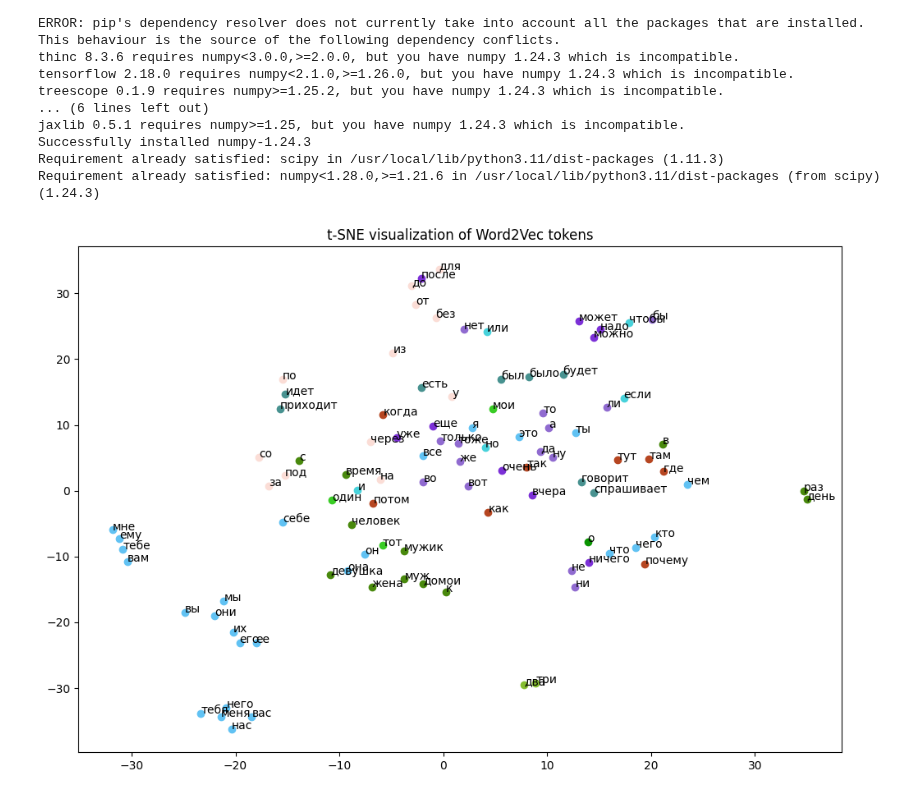
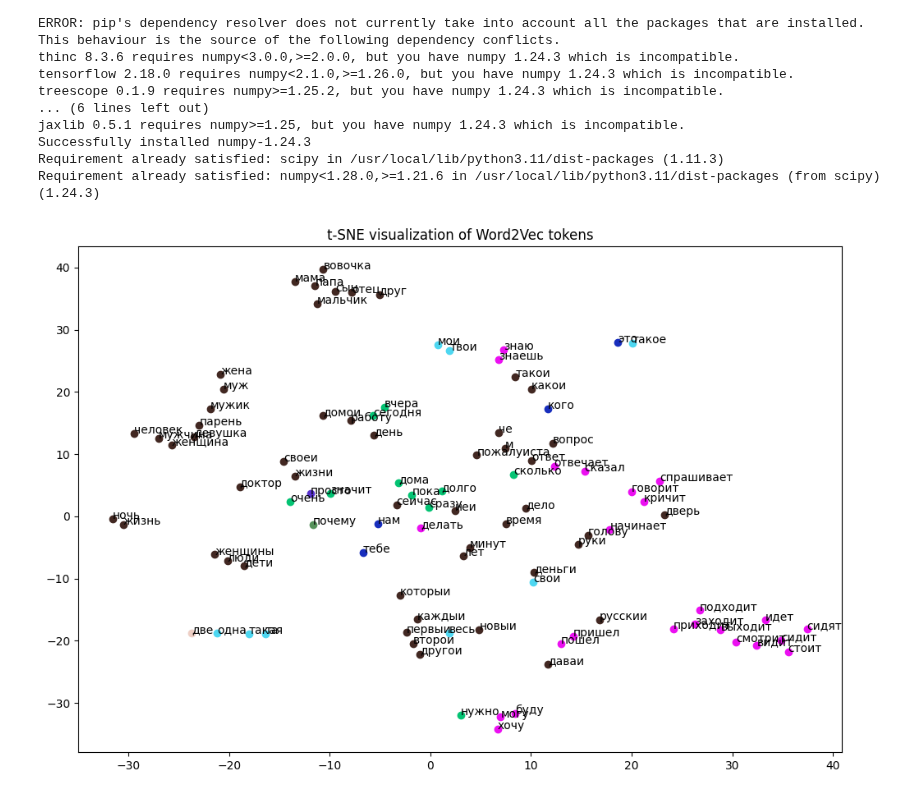
Before and after one commit to BardRimon/Study, a Jupyter notebook: Introduction_in_NLP/Задание_4_Александр_Клюкин.ipynb, the cells around one changed output. Saved outputs shown, nothing was run; the diff lists cells and outputs as text; code cells hidden in the pictures.

```diff
--- a/Introduction_in_NLP/Задание_4_Александр_Клюкин.ipynb
+++ b/Introduction_in_NLP/Задание_4_Александр_Клюкин.ipynb
@@ -396,7 +367,7 @@ from gensim.models import Word2Vec
 from sklearn.manifold import TSNE
 from collections import defaultdict
 from natasha import Doc, MorphVocab, Segmenter, NewsEmbedding, NewsMorphTagger, PER
-
+stop_words = set(stopwords.words('russian'))
 jokes = df['text_prep'].tolist()
 
 
@@ -454,33 +425,34 @@ def get_pos_mystem(word):
 
 # Получение 100 токенов и их частей речи (с использованием pymystem3)
 words = []
 pos_tags = []
 for word in model.wv.key_to_index:
     pos = get_pos_mystem(word)
     if pos:
-        words.append(word)
-        pos_tags.append(pos)
+        if word not in stop_words:
+          words.append(word)
+          pos_tags.append(pos)
     if len(words) >= 100:
         break
 
 
 # Получение векторов для выбранных токенов
 vectors = np.array([model.wv[word] for word in words])
 
 
 tsne = TSNE(n_components=2, perplexity=5, random_state=42)
 tsne_result = tsne.fit_transform(vectors)
 
 
 plt.figure(figsize=(12, 8))
 
 pos_colors = defaultdict(lambda: np.random.rand(3))
 
 for i, (x, y) in enumerate(tsne_result):
     plt.scatter(x, y, color=pos_colors[pos_tags[i]])
     plt.annotate(words[i], (x, y))
 
 plt.title("t-SNE visualization of Word2Vec tokens")
 plt.show()
 # %% [output]
-[figure, old version]
+[figure, new version]
```
Also changed, not shown: parts of 2 cells of this notebook.
